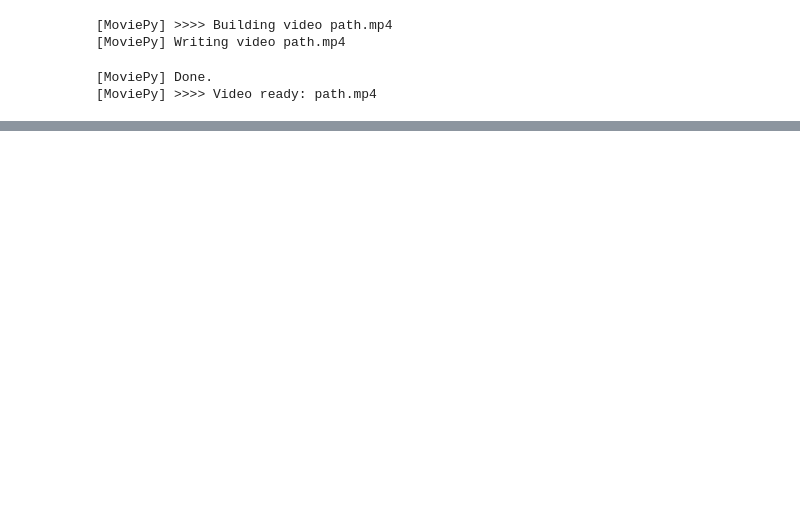
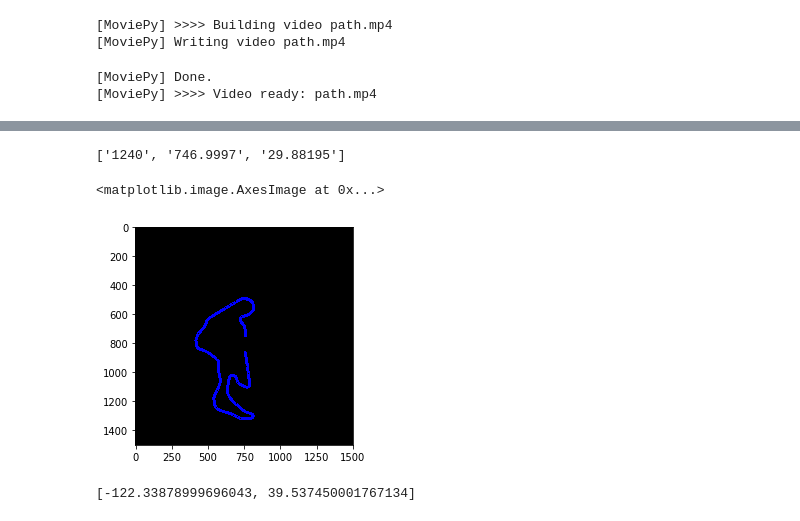
Before and after one commit to teamsoulless/thunderhill, a Jupyter notebook: path_planning/GPSTrack.ipynb, the cells around one changed output, grey strips where cells are left out. Drawn from its saved outputs; the diff is of its cells as text; code cells hidden in the pictures; blank space fills up the shorter version.

```diff
--- a/path_planning/GPSTrack.ipynb
+++ b/path_planning/GPSTrack.ipynb
@@ -353,0 +377,35 @@ clip.write_videofile("path.mp4",fps=24, codec='mpeg4')
+# %%
+import numpy as np
+import cv2
+img = np.zeros((1500,1500, 3), np.uint8)
+
+pz = samples[0][5].split(":")
+print(pz)
+for sample in samples:
+    p = sample[5].split(":")
+    center = (2000-int(float(p[0])), int(float(p[1])))
+    cv2.circle(img,center, 10, (0,0,255))
+
+plt.imshow(img)
+# %% [output]
+['1240', '746.9997', '29.88195']
+<matplotlib.image.AxesImage at 0x...>
+[figure, added]
+# %%
+from geopy.distance import vincenty
+from mpl_toolkits.basemap import Basemap
+
+mt = Basemap(llcrnrlon=-122.341041,llcrnrlat=39.532678,urcrnrlon=-122.337929,urcrnrlat=39.541455,
+    projection='merc',lon_0=start[1],lat_0=start[0],resolution='h')
+
+diffx = -989.70
+diffy = -58.984
+
+def toGPS(simx, simy):
+    projx, projy = simx+diffx, simy + diffy
+    lon, lat = mt(projx, projy,inverse=True)
+    return [lon, lat]
+
+print(toGPS(1240.0, 747.0))
+# %% [output]
+[-122.33878999696043, 39.537450001767134]
```
Also changed, not shown: parts of 9 cells of this notebook.
